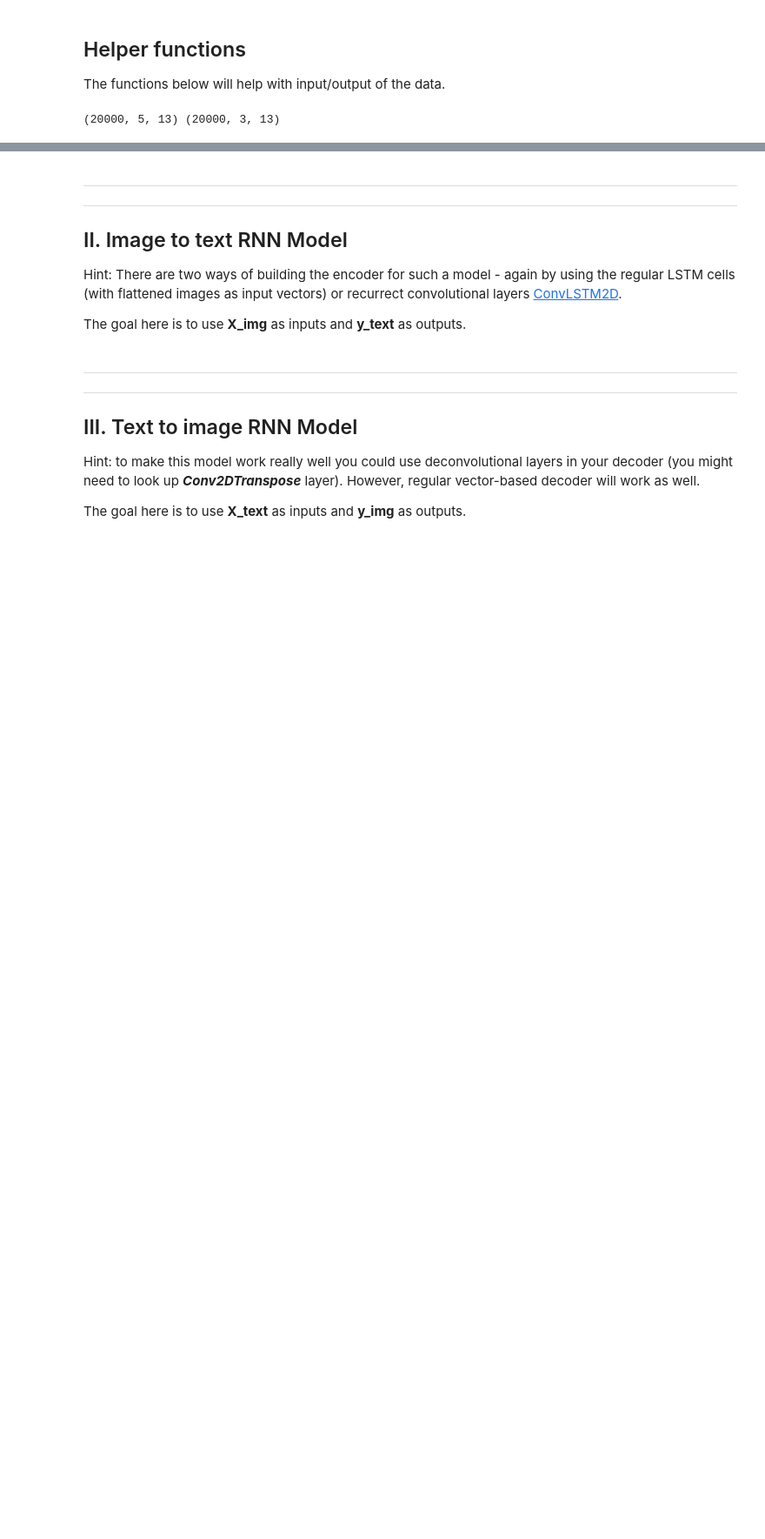
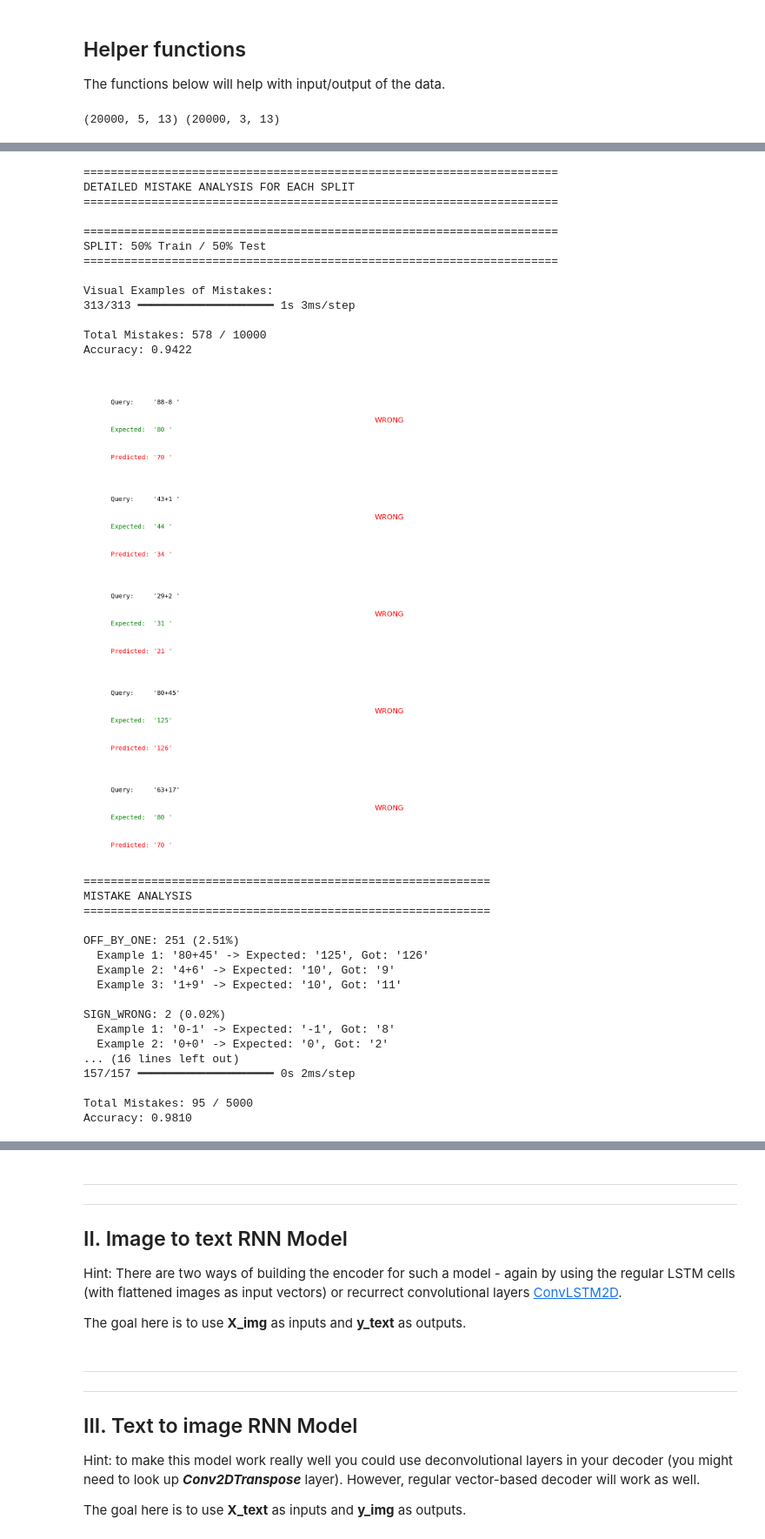
Before and after one commit to gaddetsi/final-assignment-IDL, a Jupyter notebook: A2_RNNs.ipynb, the cells around one changed output, grey strips where cells are left out. Shown at 87% size. Drawn from its saved outputs; the diff is of its cells as text; code cells hidden in the pictures; blank space fills up the shorter version.

```diff
--- a/A2_RNNs.ipynb
+++ b/A2_RNNs.ipynb
@@ -511,7 +503,7 @@ def analyze_mistakes(model, X_test, y_test, X_text_test, y_text_test, n_mistakes
         plt.text(0.05, 0.7, f"Query:     '{query}'", fontsize=14, family='monospace', transform=plt.gca().transAxes)
         plt.text(0.05, 0.4, f"Expected:  '{expected}'", fontsize=14, family='monospace', color='green', transform=plt.gca().transAxes)
         plt.text(0.05, 0.1, f"Predicted: '{predicted}'", fontsize=14, family='monospace', color='red', transform=plt.gca().transAxes)
-        plt.text(0.6, 0.5, f"❌ WRONG", fontsize=16, color='red', transform=plt.gca().transAxes)
+        plt.text(0.6, 0.5, f"WRONG", fontsize=16, color='red', transform=plt.gca().transAxes)
 
     plt.tight_layout()
     plt.show()
@@ -600,0 +566,65 @@ print("""
+# %%
+# Analyze mistakes for each split
+print("\n" + "="*70)
+print("DETAILED MISTAKE ANALYSIS FOR EACH SPLIT")
+print("="*70)
+
+for split_name in sorted(results.keys(), key=lambda x: int(x.split('-')[1]), reverse=True):
+    split_data = results[split_name]
+    train_size, test_size = map(int, split_name.split('-'))
+
+    print(f"\n{'='*70}")
+    print(f"SPLIT: {train_size}% Train / {test_size}% Test")
+    print(f"{'='*70}")
+
+    # Show visual examples of mistakes
+    print(f"\nVisual Examples of Mistakes:")
+    mistakes_idx = analyze_mistakes(
+        split_data['model'],
+        split_data['X_test'],
+        split_data['y_test'],
+        split_data['X_text_test'],
+        split_data['y_text_test'],
+        n_mistakes=5  # Show 5 examples per split
+    )
+
+    # Categorize and analyze mistake types
+    mistake_types, examples = categorize_mistakes(
+        split_data['model'],
+        split_data['X_test'],
+        split_data['y_test'],
+        split_data['X_text_test'],
+        split_data['y_text_test']
+    )
+# %% [output]
+======================================================================
+DETAILED MISTAKE ANALYSIS FOR EACH SPLIT
+======================================================================
+
+======================================================================
+SPLIT: 50% Train / 50% Test
+======================================================================
+
+Visual Examples of Mistakes:
+313/313 ━━━━━━━━━━━━━━━━━━━━ 1s 3ms/step
+
+Total Mistakes: 578 / 10000
+Accuracy: 0.9422
+[figure, added]
+============================================================
+MISTAKE ANALYSIS
+============================================================
+
+OFF_BY_ONE: 251 (2.51%)
+  Example 1: '80+45' -> Expected: '125', Got: '126'
+  Example 2: '4+6' -> Expected: '10', Got: '9'
+  Example 3: '1+9' -> Expected: '10', Got: '11'
+
+SIGN_WRONG: 2 (0.02%)
+  Example 1: '0-1' -> Expected: '-1', Got: '8'
+  Example 2: '0+0' -> Expected: '0', Got: '2'
+... (16 lines left out)
+157/157 ━━━━━━━━━━━━━━━━━━━━ 0s 2ms/step
+
+Total Mistakes: 95 / 5000
+Accuracy: 0.9810
```
Also changed, not shown: parts of 10 cells of this notebook.
